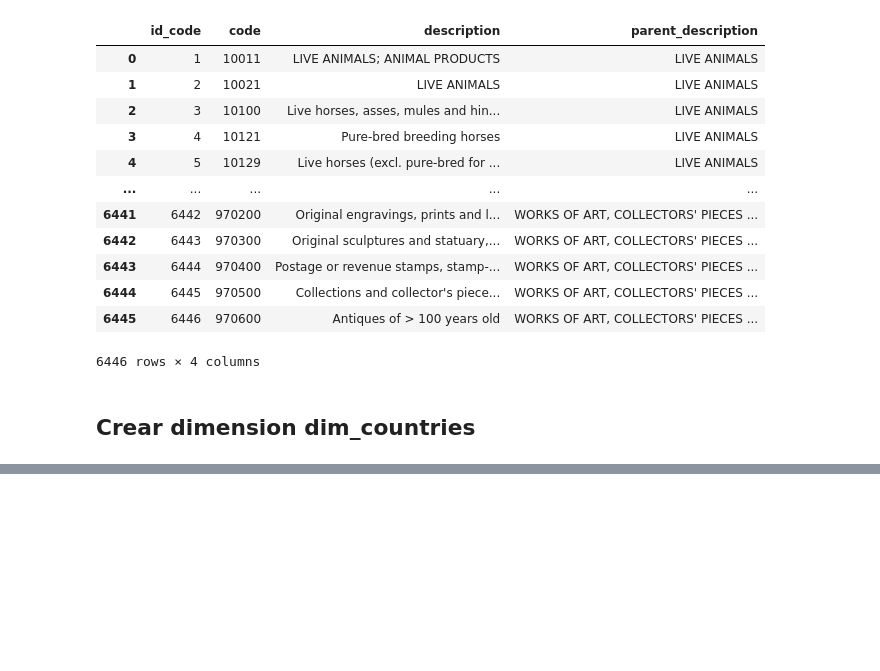
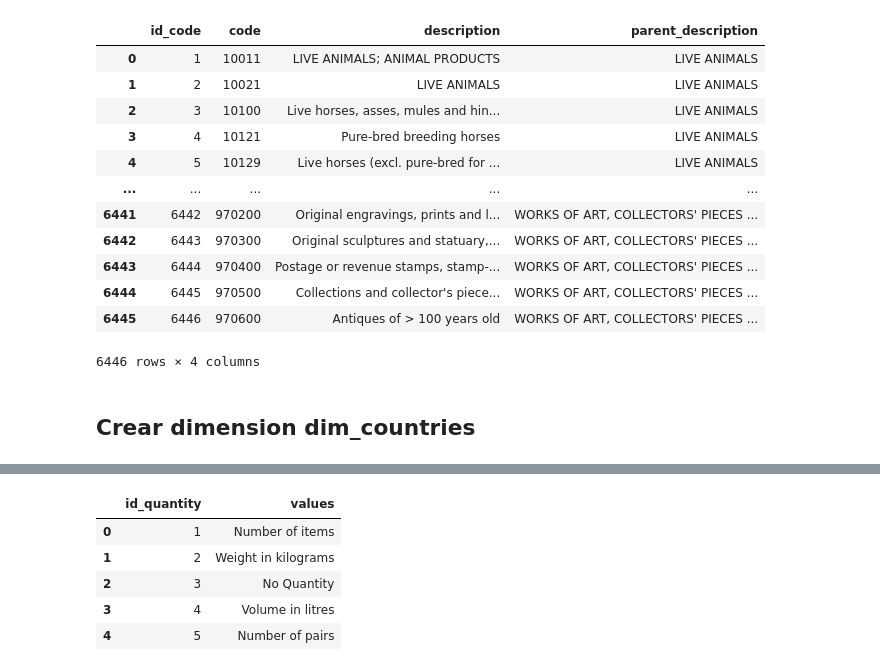
Before and after one commit to Vrtx566/Fundamentos-Analitica, a Jupyter notebook: orquestador_etl.ipynb, the cells around one changed output, grey strips where cells are left out. Cells and saved outputs as stored; diff of their text form; code cells hidden in the pictures; blank space fills up the shorter version.

```diff
--- a/orquestador_etl.ipynb
+++ b/orquestador_etl.ipynb
@@ -254,0 +267,11 @@ memory usage: 9.9+ KB
+# %%
+#para dim_quantity
+dim_quantity = create_dimension(df_trades['quantity_name'].unique(),'id_quantity')
+dim_quantity
+# %% [output]
+|  | id_quantity | values |
+| 0 | 1 | Number of items |
+| 1 | 2 | Weight in kilograms |
+| 2 | 3 | No Quantity |
+| 3 | 4 | Volume in litres |
+| 4 | 5 | Number of pairs |
```
Also changed, not shown: parts of 15 cells of this notebook, 6 other files.
